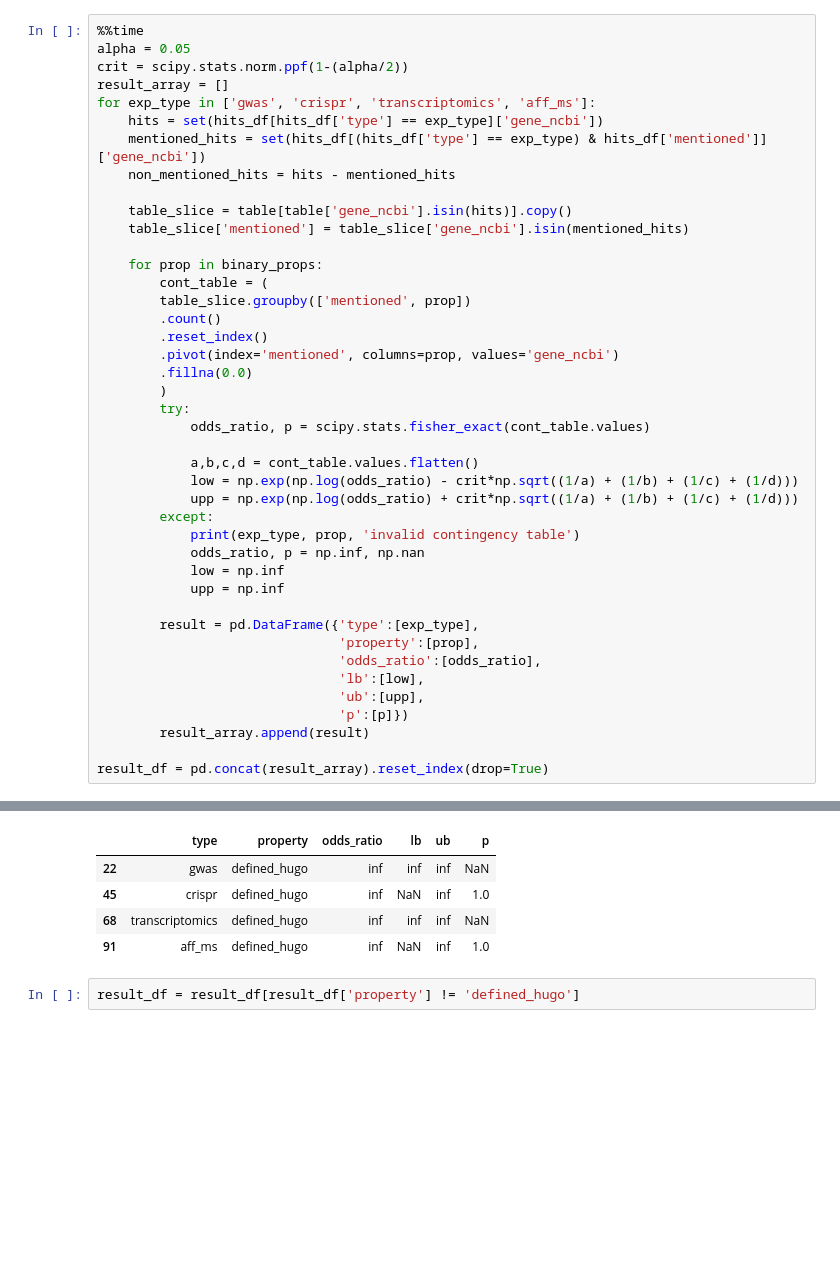
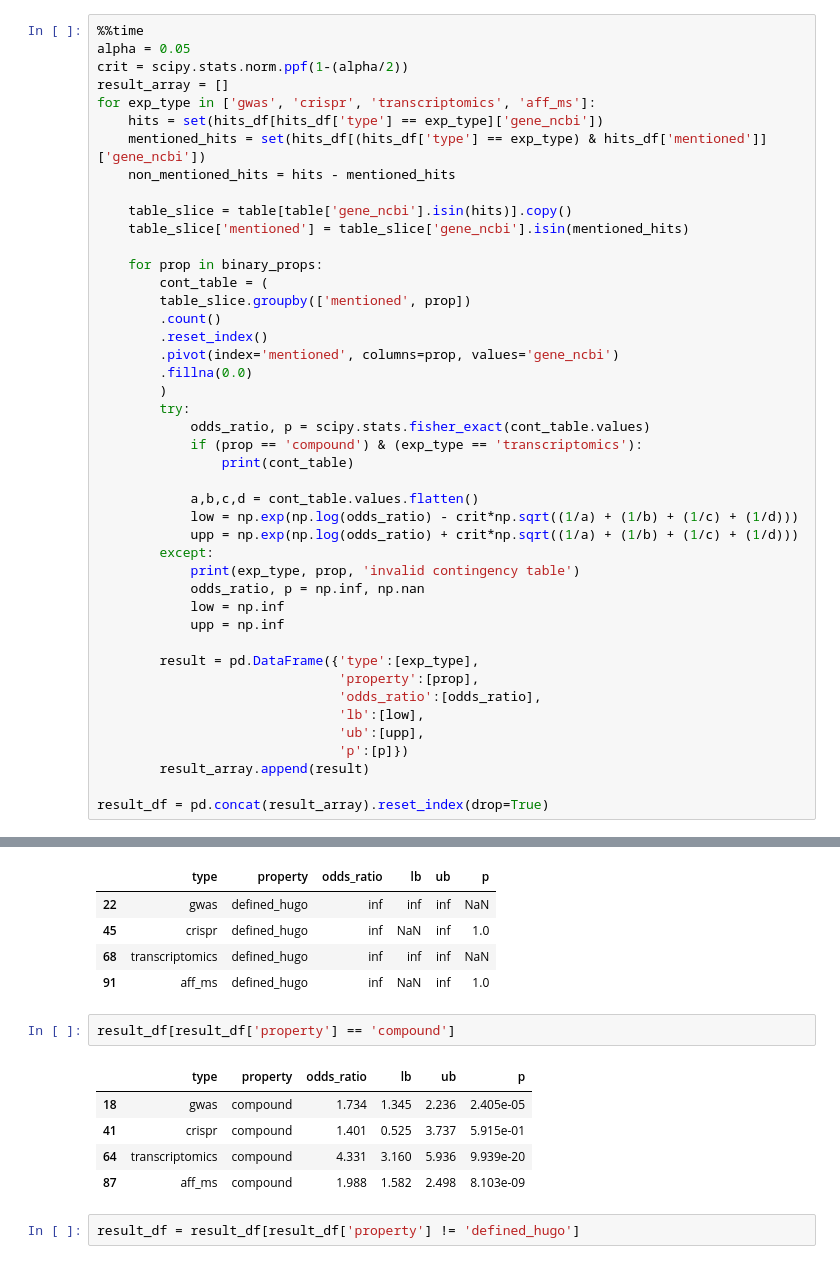
Before and after one commit to amarallab/fmug_analysis, a Jupyter notebook: notebooks/230728_evaluate_table.ipynb, the cells around one changed output, grey strips where cells are left out. Drawn from its saved outputs; the diff is of its cells as text; blank space fills up the shorter version.

```diff
--- a/notebooks/230728_evaluate_table.ipynb
+++ b/notebooks/230728_evaluate_table.ipynb
@@ -101,6 +101,8 @@ for exp_type in ['gwas', 'crispr', 'transcriptomics', 'aff_ms']:
         )
         try:
             odds_ratio, p = scipy.stats.fisher_exact(cont_table.values)
+            if (prop == 'compound') & (exp_type == 'transcriptomics'):
+                print(cont_table)
 
             a,b,c,d = cont_table.values.flatten()
             low = np.exp(np.log(odds_ratio) - crit*np.sqrt((1/a) + (1/b) + (1/c) + (1/d)))
@@ -133,6 +139,14 @@ result_df[result_df['property'] == 'defined_hugo']
 | 45 | crispr | defined_hugo | inf | NaN | inf | 1.0 |
 | 68 | transcriptomics | defined_hugo | inf | inf | inf | NaN |
 | 91 | aff_ms | defined_hugo | inf | NaN | inf | 1.0 |
+# %%
+result_df[result_df['property'] == 'compound']
+# %% [output]
+|  | type | property | odds_ratio | lb | ub | p |
+| 18 | gwas | compound | 1.734 | 1.345 | 2.236 | 2.405e-05 |
+| 41 | crispr | compound | 1.401 | 0.525 | 3.737 | 5.915e-01 |
+| 64 | transcriptomics | compound | 4.331 | 3.160 | 5.936 | 9.939e-20 |
+| 87 | aff_ms | compound | 1.988 | 1.582 | 2.498 | 8.103e-09 |
 # %%
 result_df = result_df[result_df['property'] != 'defined_hugo']
 # %%
```
Also changed, not shown: parts of 1 cell of this notebook, 13 other files.
